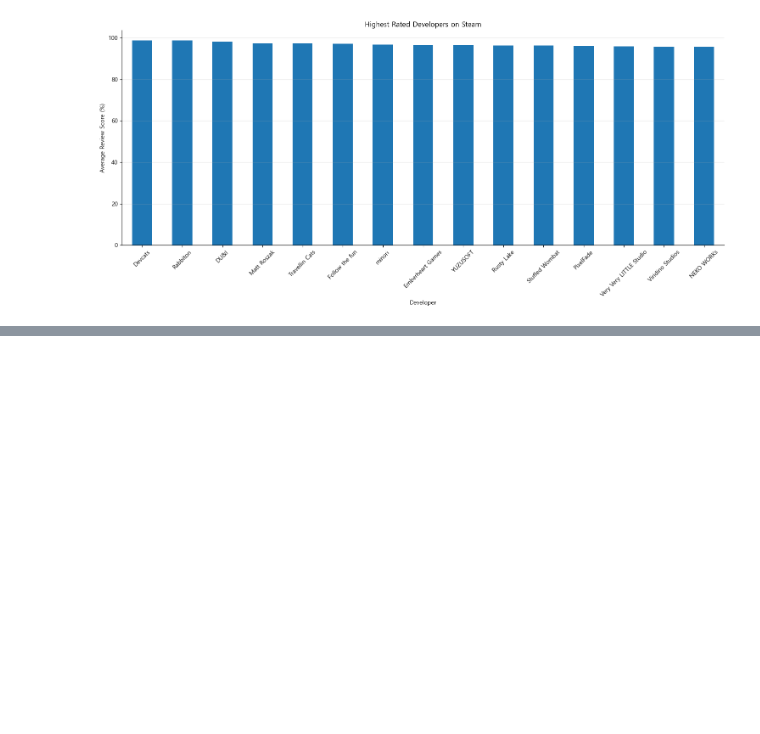
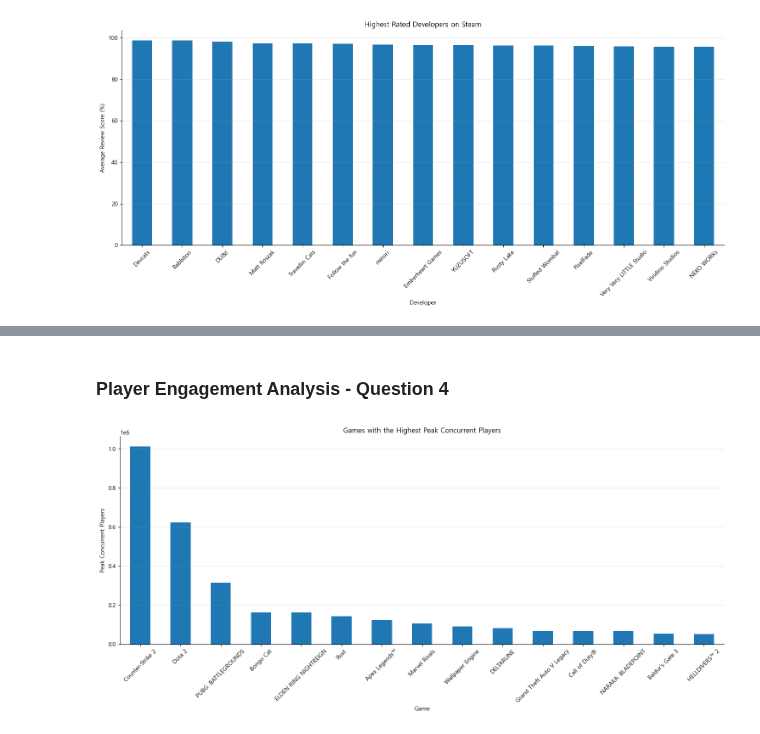
Before and after one commit to molikpunj/Steam-Games-Market-Analysis, a Jupyter notebook: Python/03_Exploratory_Data_Analysis.ipynb, the cells around one changed output, grey strips where cells are left out. Cells and saved outputs as stored; diff of their text form; code cells hidden in the pictures; blank space fills up the shorter version.

```diff
--- a/Python/03_Exploratory_Data_Analysis.ipynb
+++ b/Python/03_Exploratory_Data_Analysis.ipynb
@@ -577,0 +784,47 @@ plt.show()
+# %% [markdown]
+### Player Engagement Analysis - Question 4
+# %%
+peak_players = (
+    steam
+    .sort_values(
+        "Peak CCU",
+        ascending=False
+    )
+    .head(15)
+)
+# %%
+fig, ax = plt.subplots(figsize=(15,7))
+
+peak_players.plot(
+    x="Name",
+    y="Peak CCU",
+    kind="bar",
+    ax=ax,
+    legend=False
+)
+
+ax.set_title("Games with the Highest Peak Concurrent Players")
+
+ax.set_xlabel("Game")
+
+ax.set_ylabel("Peak Concurrent Players")
+
+ax.grid(axis="y", alpha=0.3)
+
+ax.spines["top"].set_visible(False)
+
+ax.spines["right"].set_visible(False)
+
+plt.xticks(rotation=45)
+
+plt.tight_layout()
+
+fig.savefig(
+    "../Images/Player Engagement/highest_peak_ccu.png",
+    dpi=300,
+    bbox_inches="tight"
+)
+
+plt.show()
+# %% [output]
+[figure, added]
```
Also changed, not shown: parts of 15 cells of this notebook, 6 other files.
